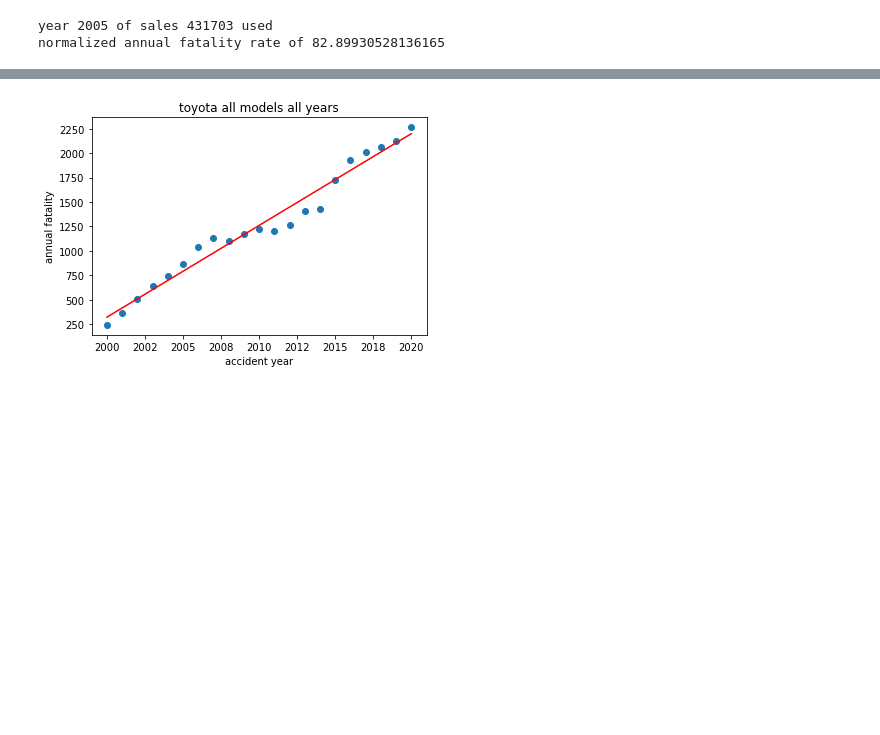
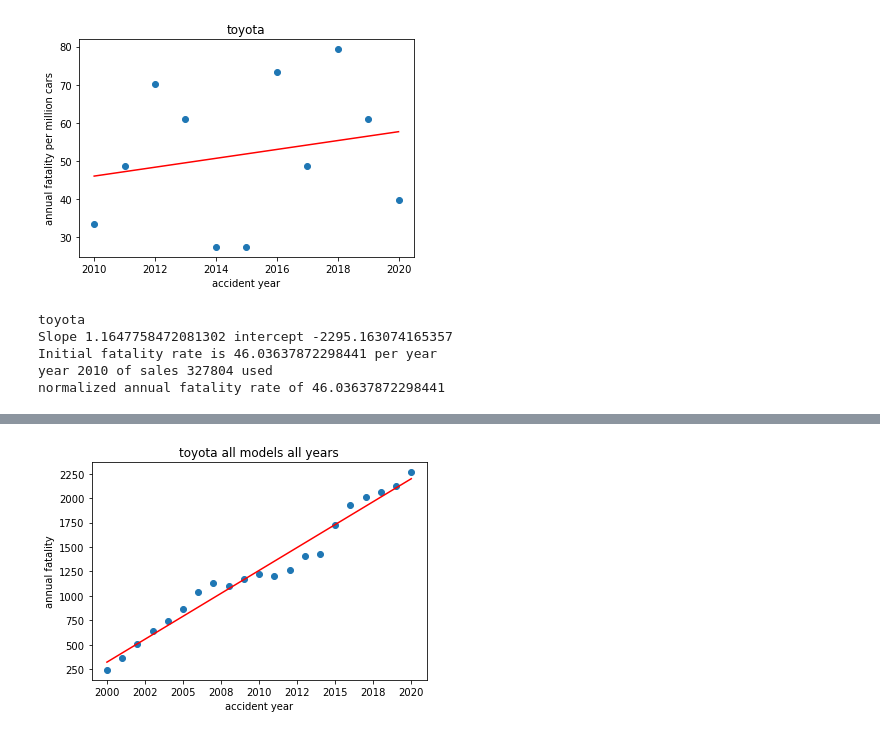
Before and after one commit to bsoo920/gatech-how-safe-is-your-car, a Jupyter notebook: ex_import_4GUI.ipynb, the cells around one changed output, grey strips where cells are left out. Saved outputs shown, nothing was run; the diff lists cells and outputs as text; code cells hidden in the pictures; blank space fills up the shorter version.

```diff
--- a/ex_import_4GUI.ipynb
+++ b/ex_import_4GUI.ipynb
@@ -8,16 +8,21 @@ from c_online_linear_regression import getData, reaggregate, lookupSales, linear
 # %%
 # no further aggregation, i.e. specific YMM
 # 1999 Toyota (49) Camry (40)
 dfMasterCrashAgg, dfSales = getData()
 
-year, sales = lookupSales(dfSales, Sales_Year=1999, Make_ID=49, Model_ID=40, verbose=False)
-_,_, fatality = linear_regress(dfMasterCrashAgg,'toyota' , "MOD_YEAR==1999 and Make_ID==49 and Model_ID==40 "
-                               , denom=sales, showPlot=False)
+year, sales = lookupSales(dfSales, Sales_Year=2010, Make_ID=49, Model_ID=40, verbose=False)
+_,_, fatality = linear_regress(dfMasterCrashAgg,'toyota'
+                               , "MOD_YEAR==2010 and Make_ID==49 and Model_ID==40 and ACC_YEAR>=MOD_YEAR"
+                               , denom=sales, showPlot=True)
 print(f'year {year} of sales {sales} used')
 print(f'normalized annual fatality rate of {fatality}')
 # %% [output]
+[figure, added]
-year 2005 of sales 431703 used
-normalized annual fatality rate of 82.89930528136165
+toyota
+Slope 1.1647758472081302 intercept -2295.163074165357
+Initial fatality rate is 46.03637872298441 per year
+year 2010 of sales 327804 used
+normalized annual fatality rate of 46.03637872298441
 # %%
 # All model years, Toyota (49) Camry (40)
 dfMasterCrashAgg, dfSales = getData()
```
Also changed, not shown: parts of 4 cells of this notebook, 1 other file.
